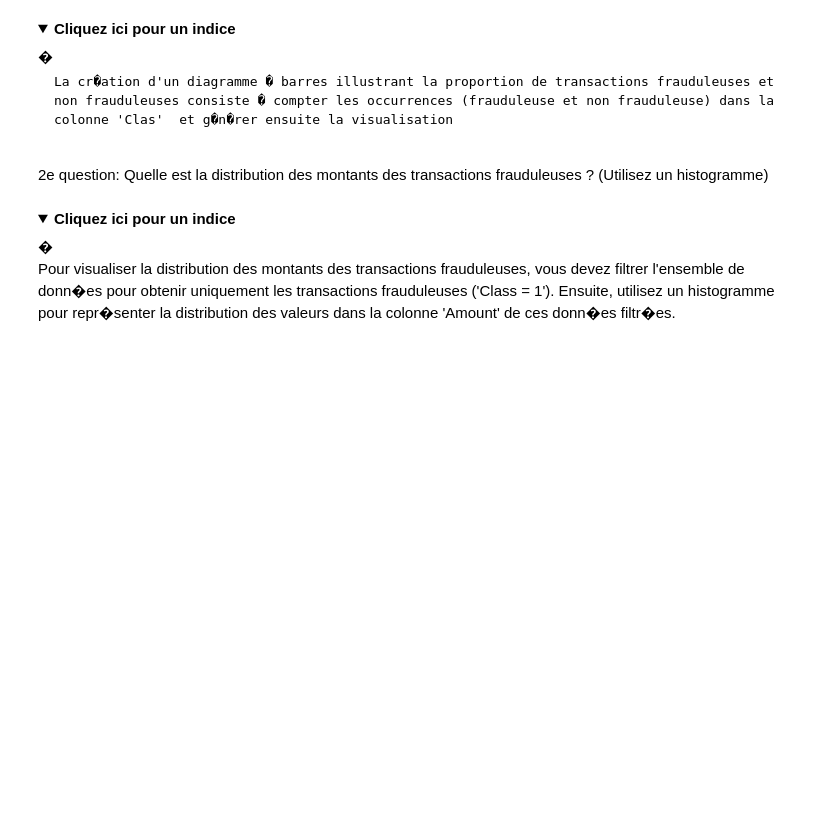
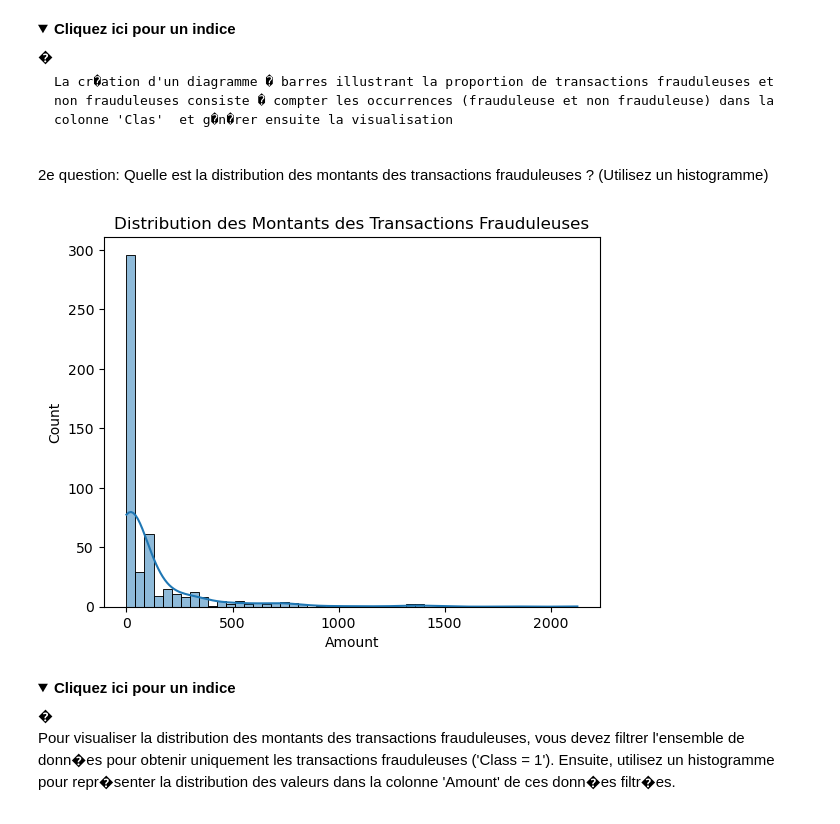
Before and after one commit to Cecile-29/Projet_Final_Machine_Learning, a Jupyter notebook: Projet_Final_Cecile_Auger_24.04.09_AI_CreditCardFraudDetection_FR.ipynb, the cells around one changed output. Drawn from its saved outputs; the diff is of its cells as text; code cells hidden in the pictures; folded sections open; blank space fills up the shorter version.

```diff
--- a/Projet_Final_Cecile_Auger_24.04.09_AI_CreditCardFraudDetection_FR.ipynb
+++ b/Projet_Final_Cecile_Auger_24.04.09_AI_CreditCardFraudDetection_FR.ipynb
@@ -137,8 +197,13 @@ Nous supposons dans ce code que le DataFrame pandas s'appelle ��data��.
 2e question: Quelle est la distribution des montants des transactions frauduleuses ? (Utilisez un histogramme)
 # %%
 # S�parez les donn�es concernant les transactions frauduleuses
-
+fraud_data = credit_card_data[credit_card_data['Class'] == 1]
+sns.histplot(fraud_data['Amount'], bins=50, kde=True)
+plt.title('Distribution des Montants des Transactions Frauduleuses')
+plt.show()
 #  Illustrez la distribution relative aux montants des transactions frauduleuses.
+# %% [output]
+[figure, added]
 # %% [markdown]
 <details>
 � <summary><b>Cliquez ici pour un indice</b></summary>
```
Also changed, not shown: parts of 18 cells of this notebook.
